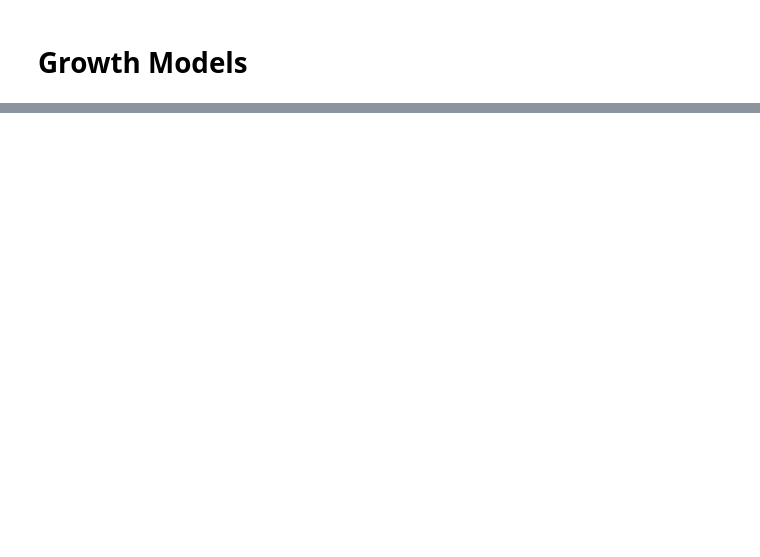
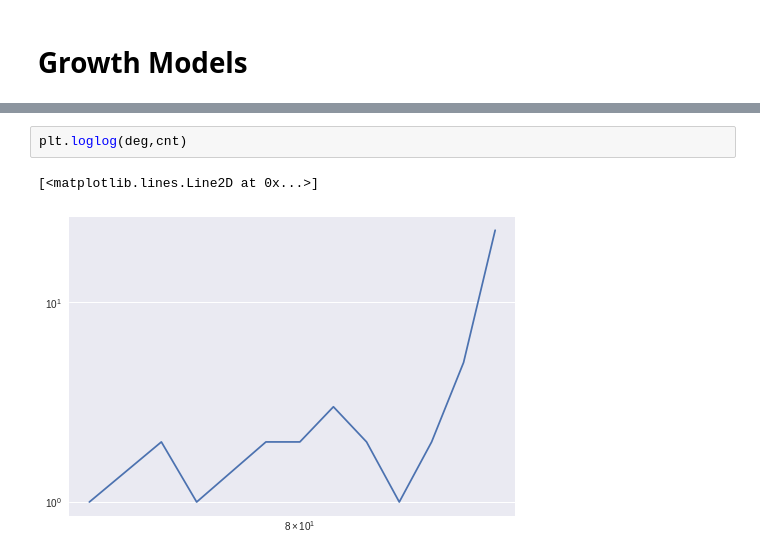
Before and after one commit to evijit/Finance_Graph_Theory, a Jupyter notebook: GrowthModels.ipynb, the cells around one changed output, grey strips where cells are left out. Cells and saved outputs as stored; diff of their text form; blank space fills up the shorter version.

```diff
--- a/GrowthModels.ipynb
+++ b/GrowthModels.ipynb
@@ -99,0 +118,5 @@ for communities in limited:
+# %%
+plt.loglog(deg,cnt)
+# %% [output]
+[<matplotlib.lines.Line2D at 0x...>]
+[figure, added]
```
Also changed, not shown: parts of 14 cells of this notebook.
